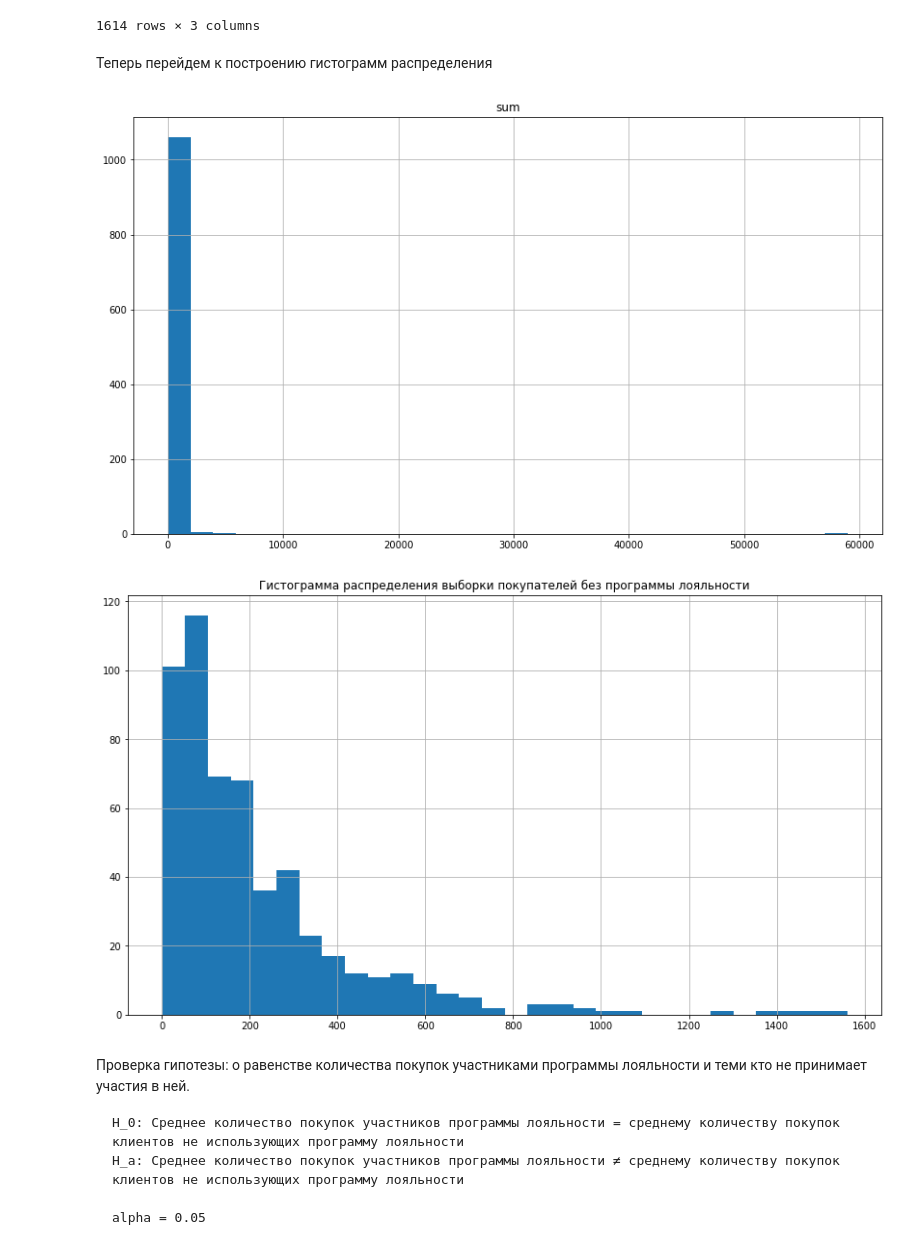
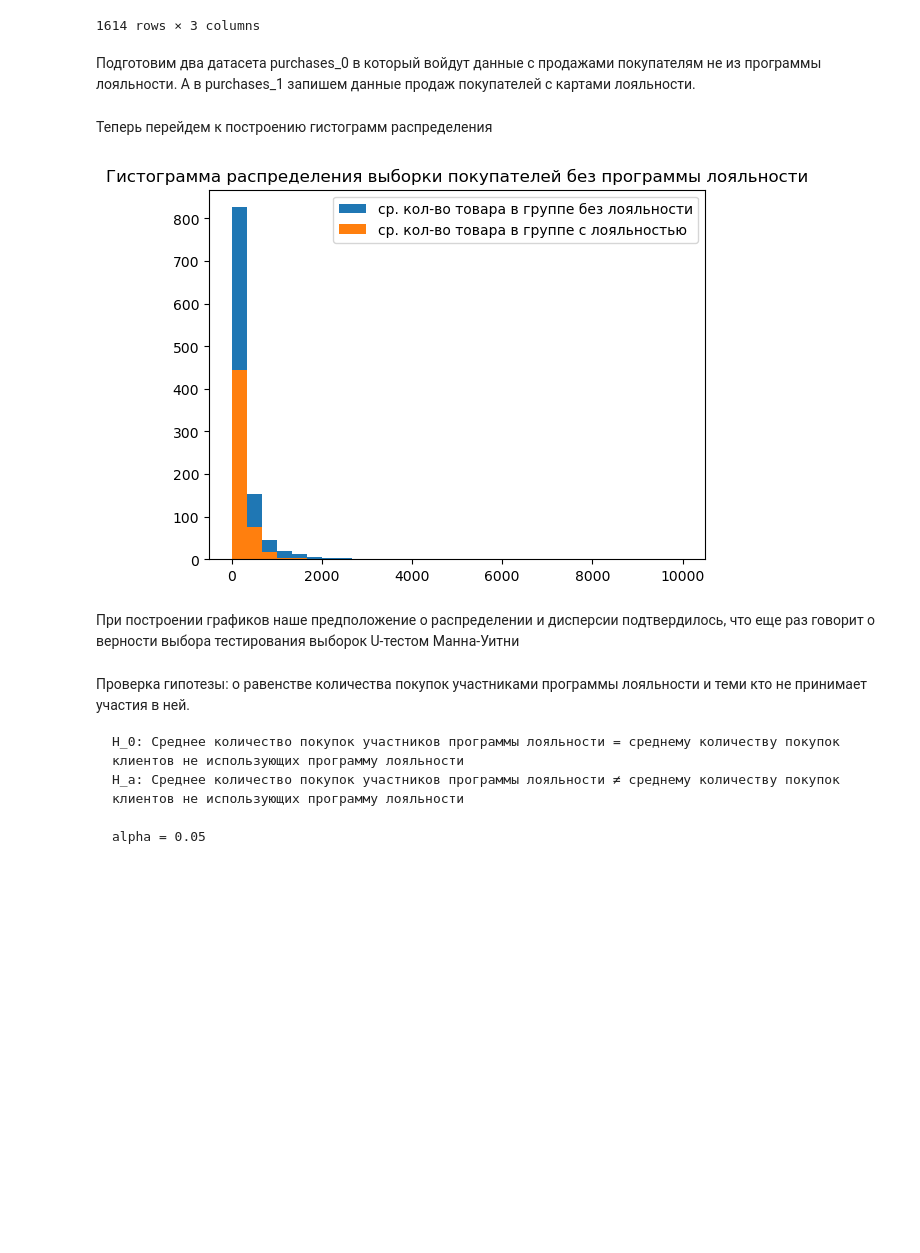
Before and after one commit to PioneerProject/Retail-Loyalty-Program-Analysis, a Jupyter notebook: Retail_Loyalty_Program_Analysis.ipynb, the cells around one changed output. Drawn from its saved outputs; the diff is of its cells as text; code cells hidden in the pictures; blank space fills up the shorter version.

```diff
--- a/Retail_Loyalty_Program_Analysis.ipynb
+++ b/Retail_Loyalty_Program_Analysis.ipynb
@@ -414,9 +380,10 @@ data.head(10)
 # %% [markdown]
 ### Приведение значений к формату правил хорошего тона
 # %%
+# Используем метод 'columns' совместно с с методом 'str.lower' к датасету 'data'.
+# Что переведет все буквы в наименованиях всех колонок к нижнему регистру, что соответствует правилам хорошего тона.
+
 data.columns = data.columns.str.lower()
-data['shopid']=data['shopid'].str.lower()
-data['item_id']=data['item_id'].str.lower()
 data.head(10)
 # %% [output]
 |  | purchaseid | item_id | quantity | purchasedate | customerid | shopid | loyalty_program | price_per_one |
@@ -725,5 +682,8 @@ percentile_quantity
 # %%
-data=data.query('quantity < @percentile_quantity and quantity > -(@percentile_quantity)')
+# Используем логическую фильтрацию методом 'query', в котором зададим выбор значений столбца 'quantity' меньше
+# переменной 'percentile_quantity' и перезапишем получившуюся выборку в 'data'
+
+data=data.query('quantity < @percentile_quantity')
 data.info()
 # %% [output]
 <class 'pandas.core.frame.DataFrame'>
@@ -1679,6 +1724,11 @@ else:
 # %%
-ttest_mid_quantity=data.groupby(['loyalty_program', 'customerid'])['quantity'].agg({'sum'})
-ttest_mid_quantity.reset_index()
+# Используем группировку 'groupby' по датасету 'data' который сгруппируем по параметрам 'loyalty_program' и 'customerid'
+# данные о количестве товара 'quantity' агрегируем функцией 'agg' с параметром 'sum'.
+# Результат запишем в переменную 'ttest_mid_quantity'
+test_mid_quantity=data.groupby(['loyalty_program', 'customerid'])['quantity'].agg({'sum'})
+
+# Обновим индексы при помощи 'reset_index'
+test_mid_quantity.reset_index()
 # %% [output]
 |  | loyalty_program | customerid | sum |
 | 0 | 0 | 18026.0 | 574 |
@@ -1693,20 +1743,27 @@ ttest_mid_quantity.reset_index()
 | 1612 | 1 | 23948.0 | 69 |
 | 1613 | 1 | 23962.0 | 55 |
 1614 rows × 3 columns
+# %% [markdown]
+Подготовим два датасета purchases_0 в который войдут данные с продажами покупателям не из программы лояльности. А в purchases_1 запишем данные продаж покупателей с картами лояльности.
 # %%
-purchases_0=ttest_mid_quantity.query('loyalty_program == 0')
-purchases_1=ttest_mid_quantity.query('loyalty_program == 1')
+#  В обоих случаях используем метод среза 'query' и логической цепочки по столбцу 'loyalty_program' из
+# датасета 'test_mid_quantity', со значением 0 или 1, в соотвествии с участием в программе лояльности.
+purchases_0=test_mid_quantity.query('loyalty_program == 0')
+purchases_1=test_mid_quantity.query('loyalty_program == 1')
 # %% [markdown]
 Теперь перейдем к построению гистограмм распределения
 # %%
-purchases_0.hist(bins=30, figsize=(14, 8))
-purchases_1.hist(bins=30, figsize=(14, 8))
+
+
+plt.hist(purchases_0, range=(0, 10000), bins=30, label='ср. кол-во товара в группе без лояльности')
+plt.hist(purchases_1, range=(0, 10000), bins=30, label='ср. кол-во товара в группе с лояльностью')
 plt.title('Гистограмма распределения выборки покупателей без программы лояльности')
-#plt.legend()
+plt.legend()
 plt.show();
 # %% [output]
-[figure, old version]
+[figure, new version]
-[figure, removed]
+# %% [markdown]
+При построении графиков наше предположение о распределении и дисперсии подтвердилось, что еще раз говорит о верности выбора тестирования выборок U-тестом Манна-Уитни
 # %% [markdown]
 Проверка гипотезы: о равенстве количества покупок участниками программы лояльности и теми кто не принимает участия в ней.
 
```
Also changed, not shown: parts of 181 cells of this notebook.
